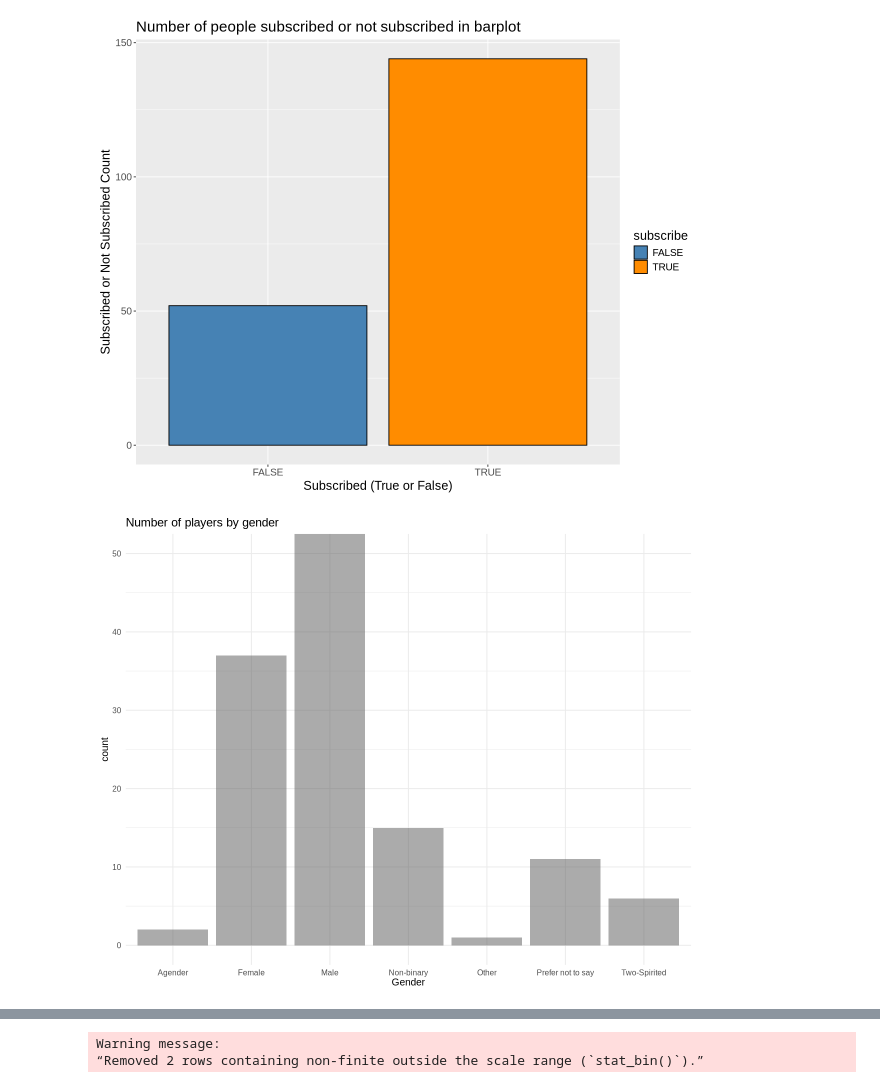
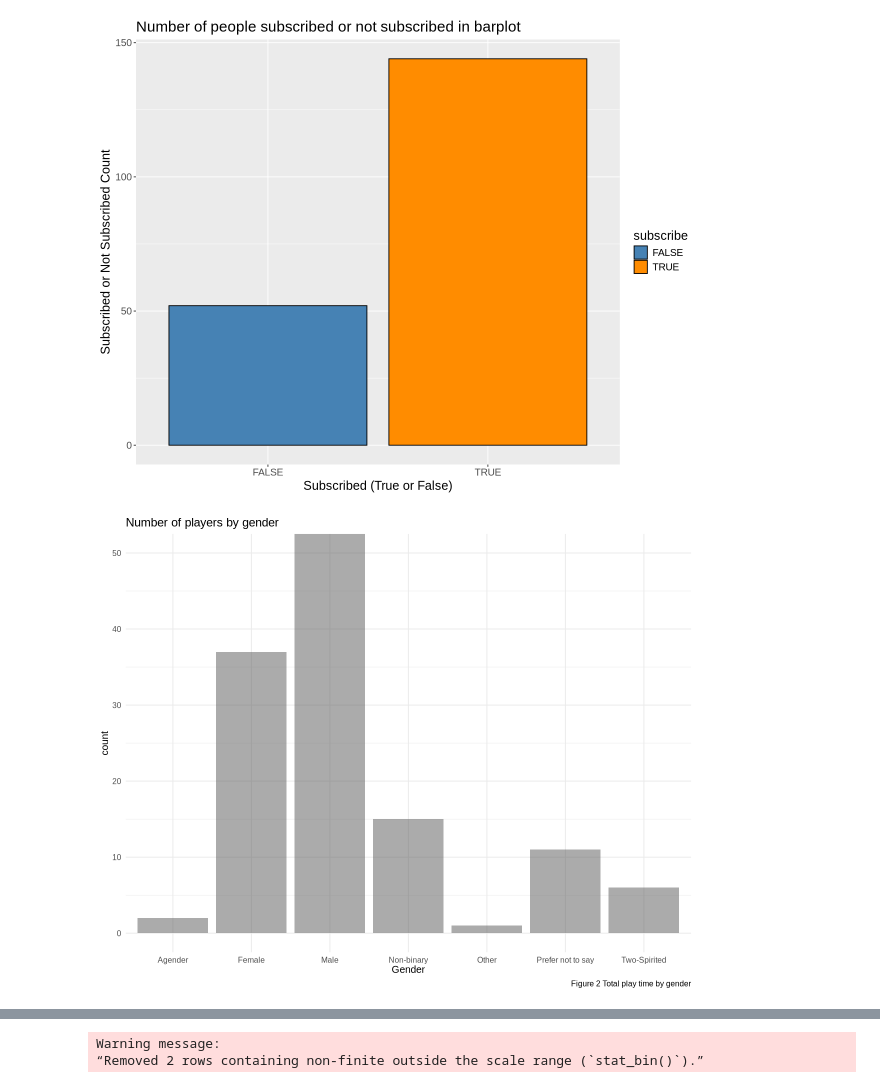
Before and after one commit to yuguogm/dsci_100_final_project, a Jupyter notebook: Final_report.ipynb, the cells around one changed output, grey strips where cells are left out. Drawn from its saved outputs; the diff is of its cells as text; code cells hidden in the pictures.

```diff
--- a/Final_report.ipynb
+++ b/Final_report.ipynb
@@ -182,11 +182,12 @@ subscribe_graph
 # %%
 ggplot(players_tidy, aes(x = gender)) +
   geom_bar(alpha = 0.5, position = "identity") +
   coord_cartesian(ylim = c(0, 50)) +
   labs(
     title = "Number of players by gender",
-    x = "Gender"
+    x = "Gender",
+    caption = "Figure 2 Total play time by gender"
   ) +
   theme_minimal(base_size = 12)
 # %% [output]
-[figure, old version]
+[figure, new version]
```
Also changed, not shown: parts of 3 cells of this notebook.
